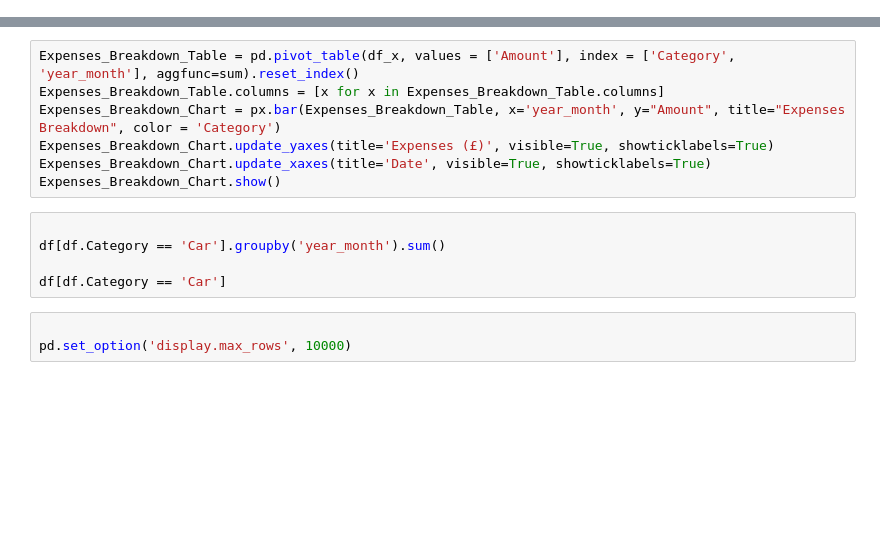
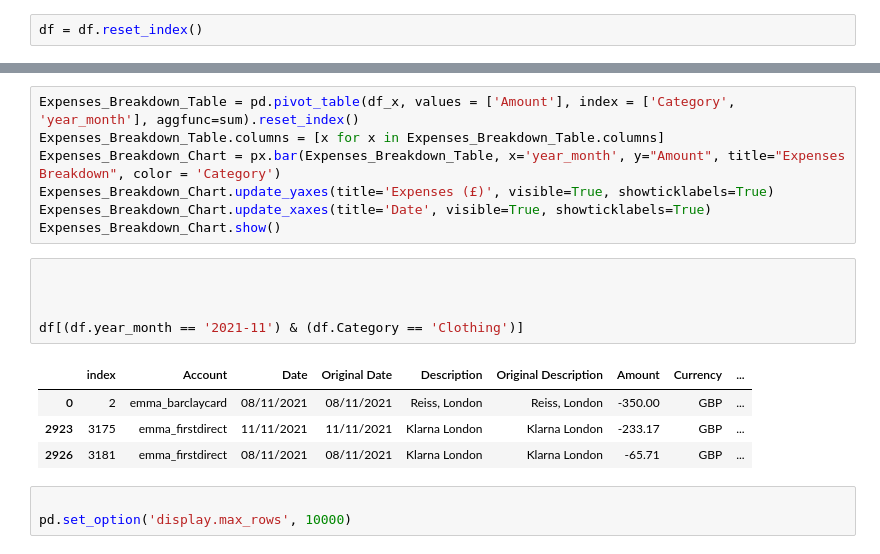
Before and after one commit to chriswedgwood/chriswedgwood, a Jupyter notebook: Finances.ipynb, the cells around one changed output, grey strips where cells are left out. Saved outputs shown, nothing was run; the diff lists cells and outputs as text; blank space fills up the shorter version.

```diff
--- a/Finances.ipynb
+++ b/Finances.ipynb
@@ -260 +394,3 @@ df.Category.unique()
+# %%
+df = df.reset_index()
 # %%
@@ -277,9 +420,14 @@ Expenses_Breakdown_Chart.update_xaxes(title='Date', visible=True, showticklabels
 Expenses_Breakdown_Chart.show()
 # %%
 
-df[df.Category == 'Car'].groupby('year_month').sum()
 
-df[df.Category == 'Car']
+
+df[(df.year_month == '2021-11') & (df.Category == 'Clothing')]
+# %% [output]
+|  | index | Account | Date | Original Date | Description | Original Description | Amount | Currency | ... |
+| 0 | 2 | emma_barclaycard | 08/11/2021 | 08/11/2021 | Reiss, London | Reiss, London | -350.00 | GBP | ... |
+| 2923 | 3175 | emma_firstdirect | 11/11/2021 | 11/11/2021 | Klarna London | Klarna London | -233.17 | GBP | ... |
+| 2926 | 3181 | emma_firstdirect | 08/11/2021 | 08/11/2021 | Klarna London | Klarna London | -65.71 | GBP | ... |
 # %%
 
 pd.set_option('display.max_rows', 10000)
```
Also changed, not shown: parts of 12 cells of this notebook.
